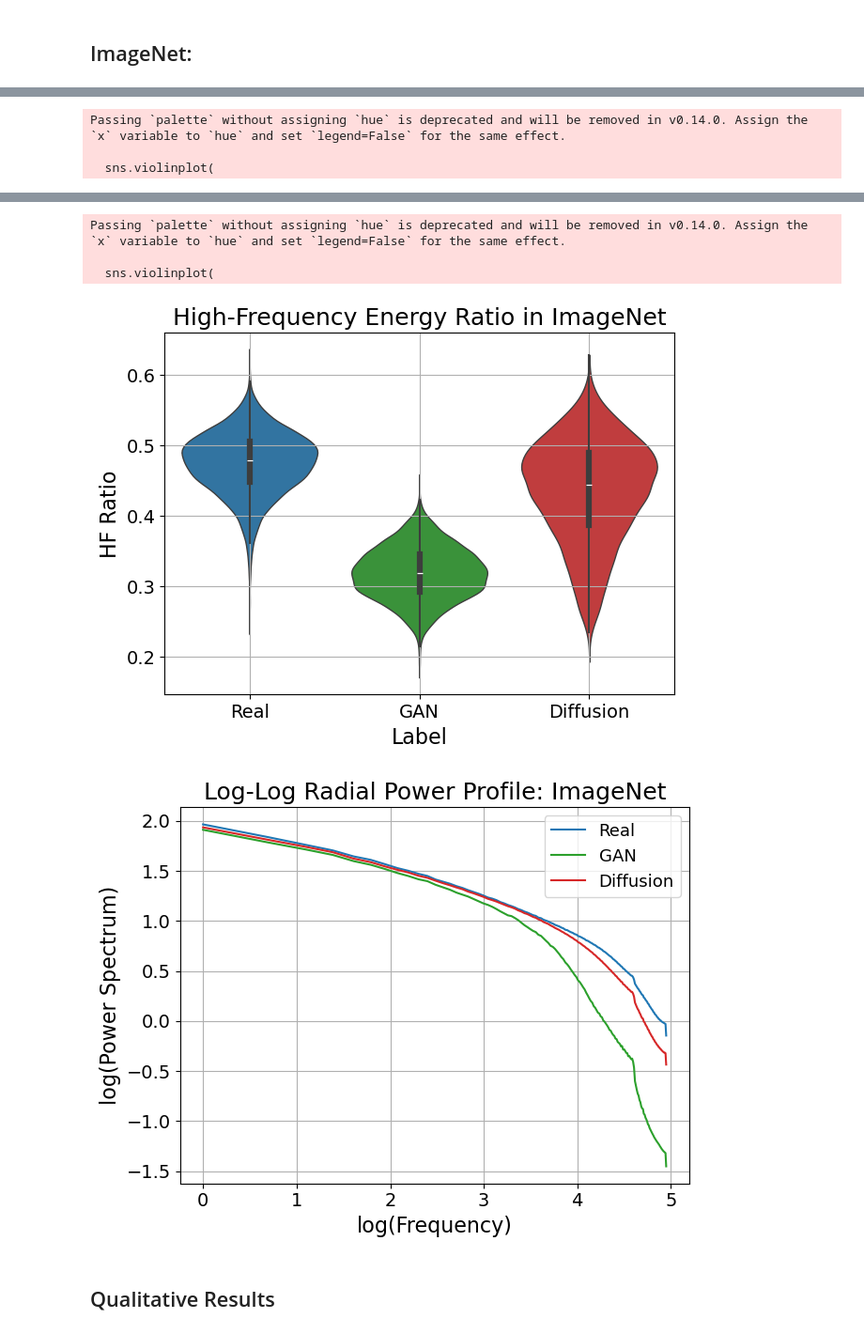
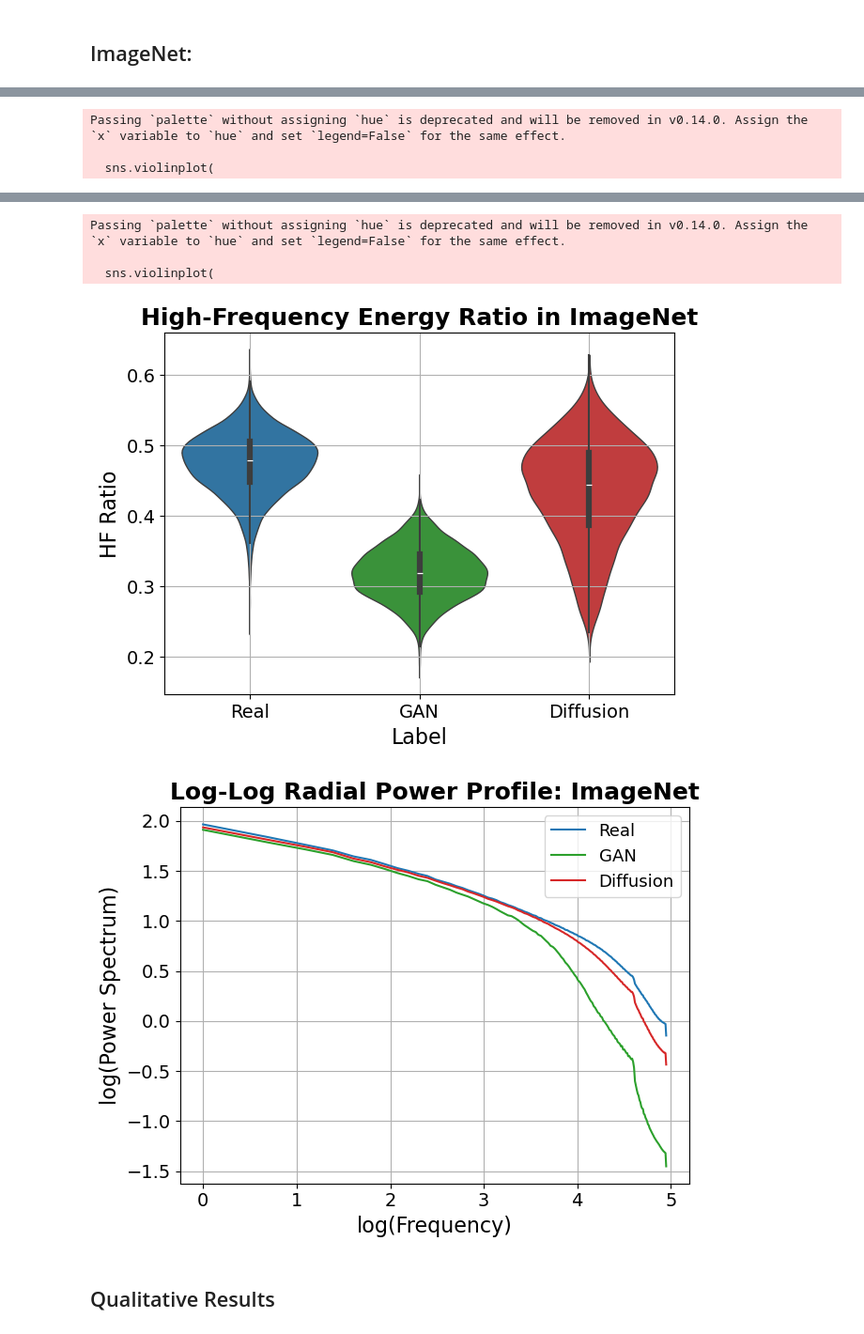
Before and after one commit to SamLB9/GAN-vs.-Diffusion-Images, a Jupyter notebook: notebooks/frequency_domain_analysis.ipynb, the cells around one changed output, grey strips where cells are left out. Shown at 94% size. Drawn from its saved outputs; the diff is of its cells as text; code cells hidden in the pictures.

```diff
--- a/notebooks/frequency_domain_analysis.ipynb
+++ b/notebooks/frequency_domain_analysis.ipynb
@@ -107,7 +107,7 @@ def summarize_features(real, gan, diff, title, ylabel, filename_suffix):
 
     plt.figure(figsize=(7, 5))
     sns.violinplot(data=df, x="Label", y="Value", inner="box", cut=0, linewidth=1, palette=palette)
-    plt.title(title)
+    plt.title(title, fontweight='bold')
     plt.ylabel(ylabel)
     plt.grid(True)
     plt.savefig(f"{filename_suffix}_violin.pdf")
@@ -125,7 +125,7 @@ def plot_average_radial_profiles(profiles_dict, title):
 
     plt.xlabel("log(Frequency)")
     plt.ylabel("log(Power Spectrum)")
-    plt.title(f"Log-Log Radial Power Profile: {title}")
+    plt.title(f"Log-Log Radial Power Profile: {title}", fontweight='bold')
     plt.legend()
     plt.grid(True)
     plt.savefig(f"{title.replace(' ', '_')}_Radial_Profile.pdf")
@@ -297,7 +297,7 @@ def summarize_features_violin_imagenet(real, gan, diff, title, ylabel, filename_
         inner="box", cut=0, linewidth=1,
         palette=palette
     )
-    plt.title(title)
+    plt.title(title, fontweight='bold')
     plt.ylabel(ylabel)
     plt.grid(True)
     plt.savefig(f"{filename_suffix}_violin.pdf")
@@ -315,7 +315,7 @@ def plot_average_radial_profiles(profiles_dict, title):
 
     plt.xlabel("log(Frequency)")
     plt.ylabel("log(Power Spectrum)")
-    plt.title(f"Log-Log Radial Power Profile: {title}")
+    plt.title(f"Log-Log Radial Power Profile: {title}", fontweight='bold')
     plt.legend()
     plt.grid(True)
     plt.savefig(f"{title.replace(' ', '_')}_Radial_Profile.pdf")
@@ -490,7 +490,7 @@ def summarize_features_violin_imagenet(real, gan, diff, title, ylabel, filename_
         inner="box", cut=0, linewidth=1,
         palette=palette
     )
-    plt.title(title)
+    plt.title(title, fontweight='bold')
     plt.ylabel(ylabel)
     plt.grid(True)
     plt.savefig(f"{filename_suffix}_violin.pdf")
@@ -508,7 +508,7 @@ def plot_average_radial_profiles(profiles_dict, title):
 
     plt.xlabel("log(Frequency)")
     plt.ylabel("log(Power Spectrum)")
-    plt.title(f"Log-Log Radial Power Profile: {title}")
+    plt.title(f"Log-Log Radial Power Profile: {title}", fontweight='bold')
     plt.legend()
     plt.grid(True)
     plt.savefig(f"{title.replace(' ', '_')}_Radial_Profile.pdf")
@@ -563,15 +563,15 @@ Passing `palette` without assigning `hue` is deprecated and will be removed in v
 === High-Frequency Energy Ratio in ImageNet ===
 Real      Mean: 0.47459
 GAN       Mean: 0.31818
 Diffusion Mean: 0.43402
 p-value Real vs GAN: 0.000e+00
 p-value Real vs Diff: 0.000e+00
 p-value GAN vs Diff: 0.000e+00
 Passing `palette` without assigning `hue` is deprecated and will be removed in v0.14.0. Assign the `x` variable to `hue` and set `legend=False` for the same effect.
 
   sns.violinplot(
-[figure, old version]
+[figure, new version]
-[figure, old version]
+[figure, new version]
 # %% [markdown]
 ## Qualitative Results
 # %%
```
Also changed, not shown: parts of 6 cells of this notebook, 24 other files.
